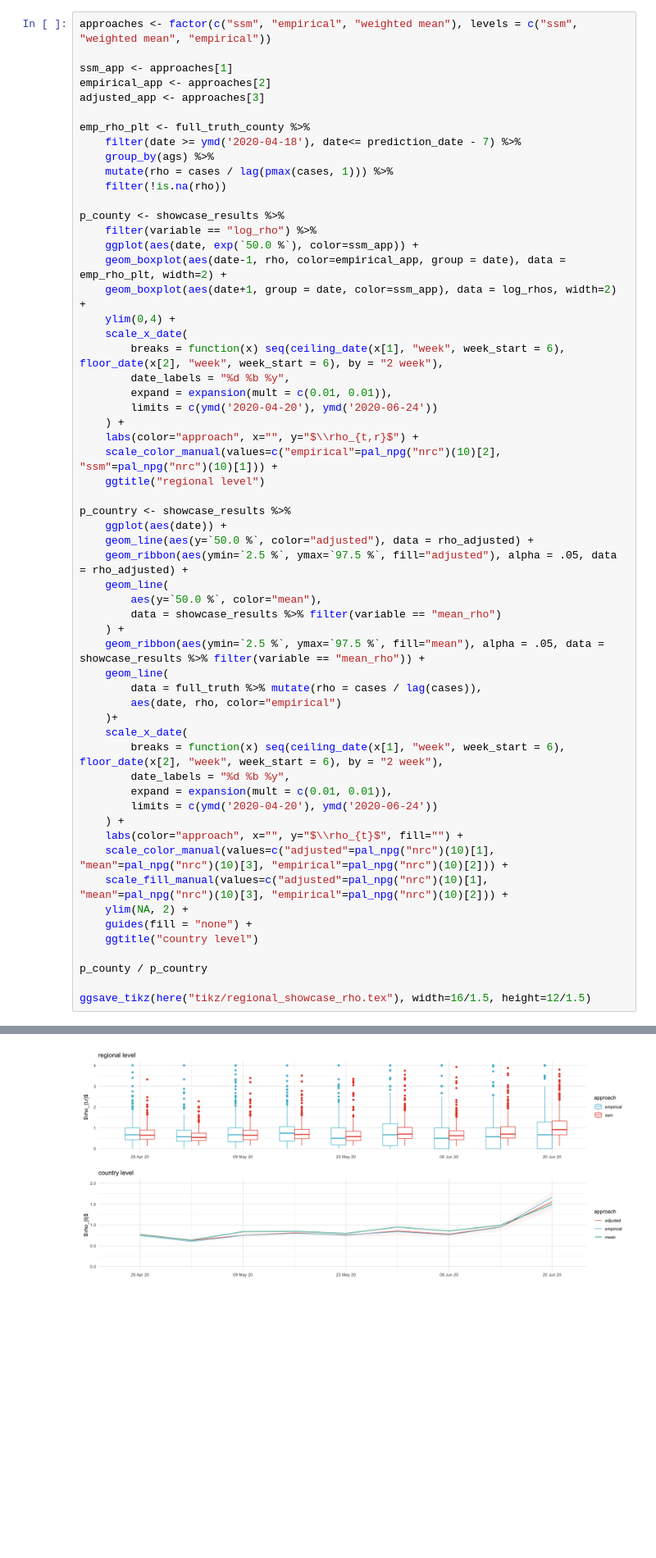
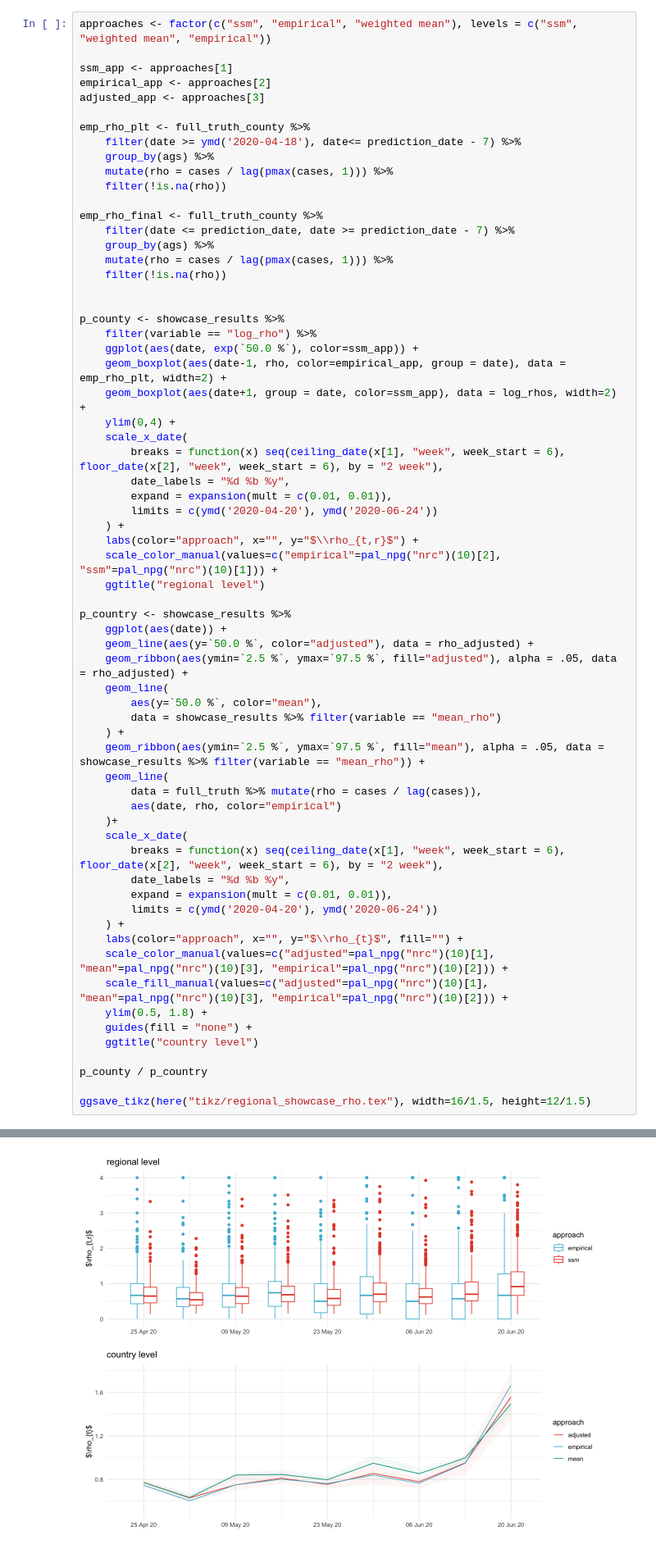
Before and after one commit to stefanheyder/dissertation, a Jupyter notebook: nbs/4 Models/4.2 Regional growth factor model/30_figures.ipynb, the cells around one changed output, grey strips where cells are left out. Shown at 82% size. Saved outputs shown, nothing was run; the diff lists cells and outputs as text; blank space fills up the shorter version.

Commit message:
fix: finalize 4.2

```diff
--- a/nbs/4 Models/4.2 Regional growth factor model/30_figures.ipynb
+++ b/nbs/4 Models/4.2 Regional growth factor model/30_figures.ipynb
@@ -273,6 +317,13 @@ emp_rho_plt <- full_truth_county %>%
     group_by(ags) %>%
     mutate(rho = cases / lag(pmax(cases, 1))) %>%
     filter(!is.na(rho))
+
+emp_rho_final <- full_truth_county %>%
+    filter(date <= prediction_date, date >= prediction_date - 7) %>%
+    group_by(ags) %>%
+    mutate(rho = cases / lag(pmax(cases, 1))) %>%
+    filter(!is.na(rho))
+
 
 p_county <- showcase_results %>%
     filter(variable == "log_rho") %>%
@@ -312,7 +363,7 @@ p_country <- showcase_results %>%
     labs(color="approach", x="", y="$\\rho_{t}$", fill="") +
     scale_color_manual(values=c("adjusted"=pal_npg("nrc")(10)[1], "mean"=pal_npg("nrc")(10)[3], "empirical"=pal_npg("nrc")(10)[2])) +
     scale_fill_manual(values=c("adjusted"=pal_npg("nrc")(10)[1], "mean"=pal_npg("nrc")(10)[3], "empirical"=pal_npg("nrc")(10)[2])) +
-    ylim(NA, 2) +
+    ylim(0.5, 1.8) +
     guides(fill = "none") +
     ggtitle("country level")
 
@@ -341,5 +392,5 @@ agg_record_1200807979
                     2
-[figure, old version]
+[figure, new version]
 # %% [markdown]
 ## Exchange matrix P
 # %%
```
Also changed, not shown: parts of 22 cells of this notebook, 32 other files.
